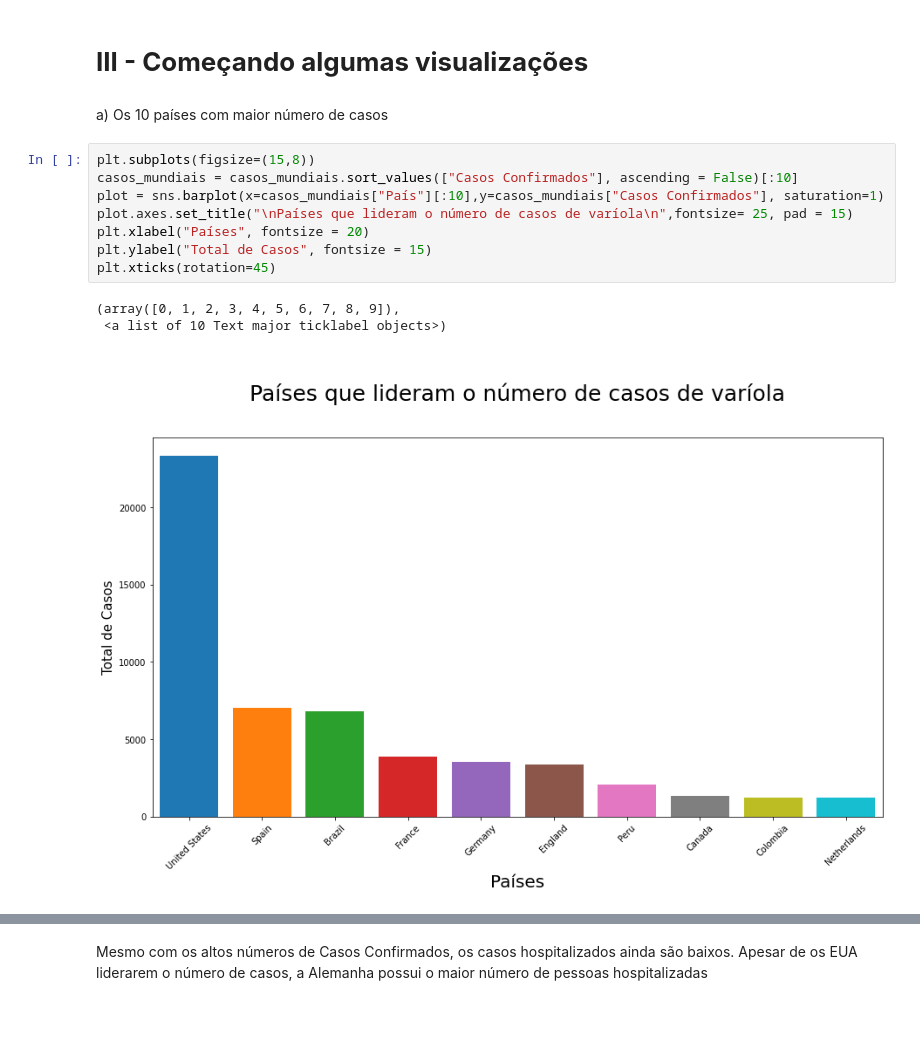
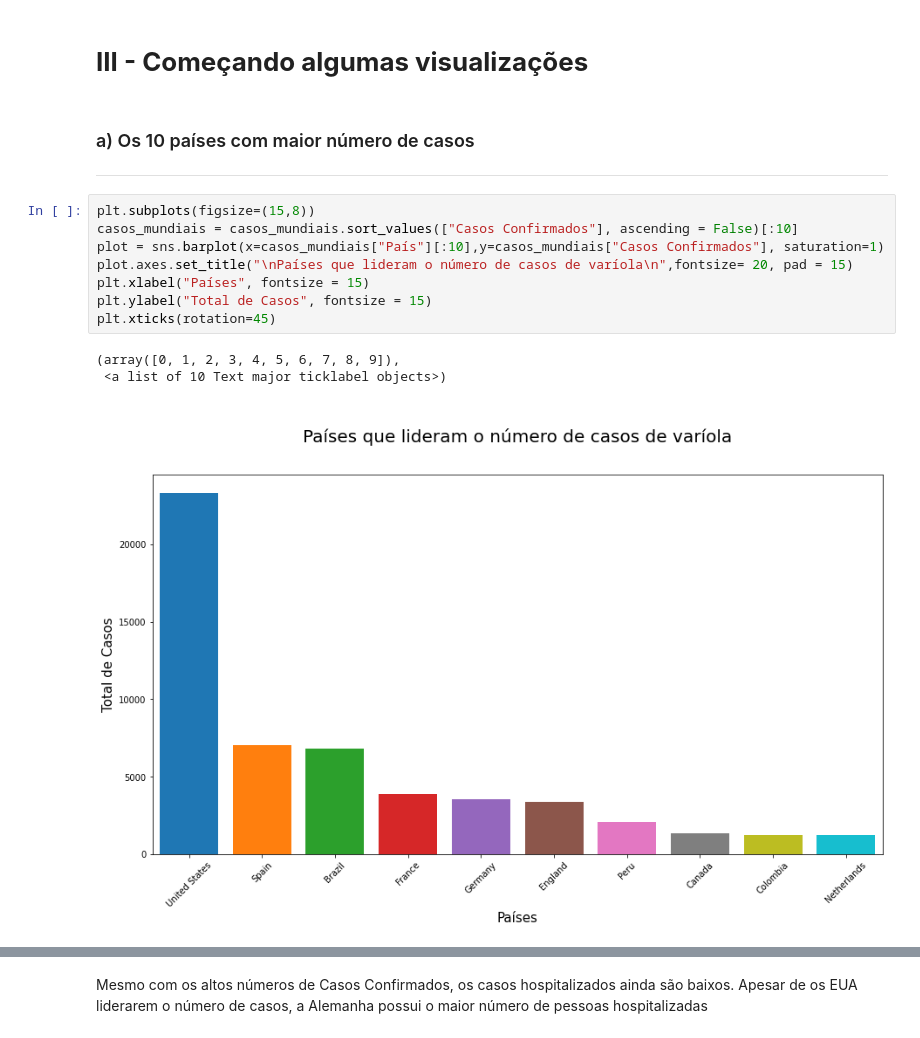
Before and after one commit to samaramms/MonkeypoxTraining, a Jupyter notebook: Monkeypox_Training.ipynb, the cells around one changed output, grey strips where cells are left out. Saved outputs shown, nothing was run; the diff lists cells and outputs as text.

```diff
--- a/Monkeypox_Training.ipynb
+++ b/Monkeypox_Training.ipynb
@@ -232,18 +189,19 @@ casos_tempo
 # %% [markdown]
 # **III - Começando algumas visualizações**
 # %% [markdown]
-a)
- Os 10 países com maior número de casos
+### a) Os 10 países com maior número de casos
+
+---
 # %%
 plt.subplots(figsize=(15,8))
 casos_mundiais = casos_mundiais.sort_values(["Casos Confirmados"], ascending = False)[:10]
 plot = sns.barplot(x=casos_mundiais["País"][:10],y=casos_mundiais["Casos Confirmados"], saturation=1)
-plot.axes.set_title("\nPaíses que lideram o número de casos de varíola\n",fontsize= 25, pad = 15)
-plt.xlabel("Países", fontsize = 20)
+plot.axes.set_title("\nPaíses que lideram o número de casos de varíola\n",fontsize= 20, pad = 15)
+plt.xlabel("Países", fontsize = 15)
 plt.ylabel("Total de Casos", fontsize = 15)
 plt.xticks(rotation=45)
 # %% [output]
 (array([0, 1, 2, 3, 4, 5, 6, 7, 8, 9]),
  <a list of 10 Text major ticklabel objects>)
-[figure, old version]
+[figure, new version]
 # %% [markdown]
```
Also changed, not shown: parts of 21 cells of this notebook.
